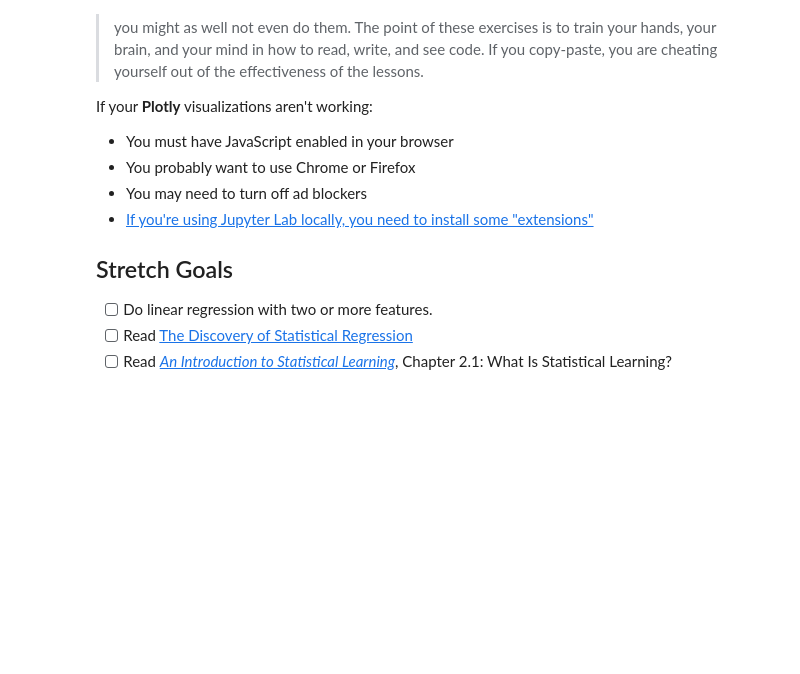
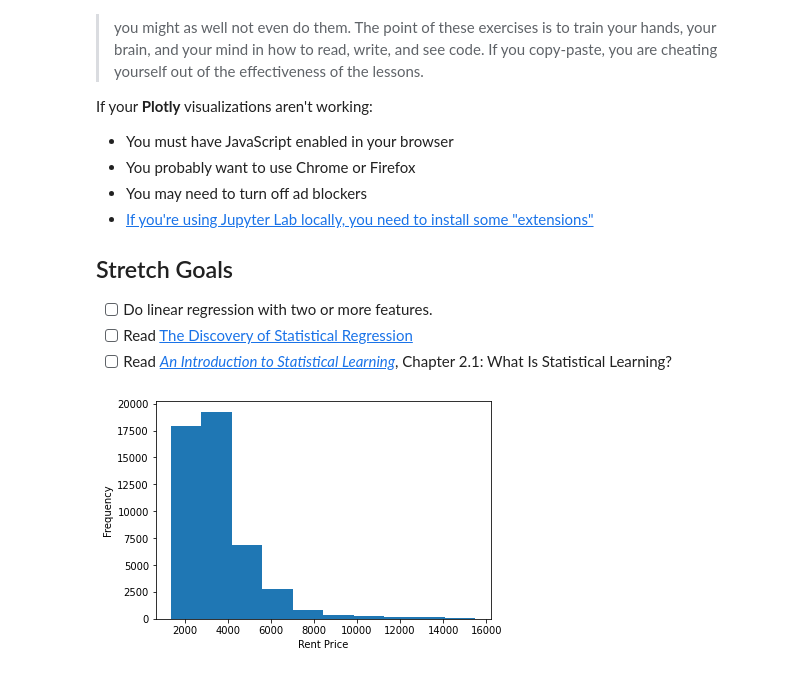
Before and after one commit to bloominstituteoftechnology/DS-Unit-2-Linear-Models, a Jupyter notebook: module1-regression-1/LS_DS_211_assignment.ipynb, the cells around one changed output. Cells and saved outputs as stored; diff of their text form; code cells hidden in the pictures; blank space fills up the shorter version.

```diff
--- a/module1-regression-1/LS_DS_211_assignment.ipynb
+++ b/module1-regression-1/LS_DS_211_assignment.ipynb
@@ -52,6 +54,9 @@ warnings.filterwarnings(action='ignore', category=FutureWarning, module='numpy')
 import pandas as pd
 df = pd.read_csv(DATA_PATH+'apartments/renthop-nyc.csv')
 assert df.shape == (49352, 34)
+
+''' Changing apt with 10 br to 1 '''
+df['bathrooms'] = df['bathrooms'].replace(10.0, 1)
 # %%
 # Remove outliers:
 # the most extreme 1% prices,
@@ -62,0 +82,7 @@ df = df[(df['price'] >= 1375) & (df['price'] <= 15500) &
+# %%
+# To see the distribution of rent prices.
+df['price'].plot(kind='hist')
+plt.xlabel('Rent Price')
+plt.show()
+# %% [output]
+[figure, added]
```
Also changed, not shown: parts of 11 cells of this notebook.
